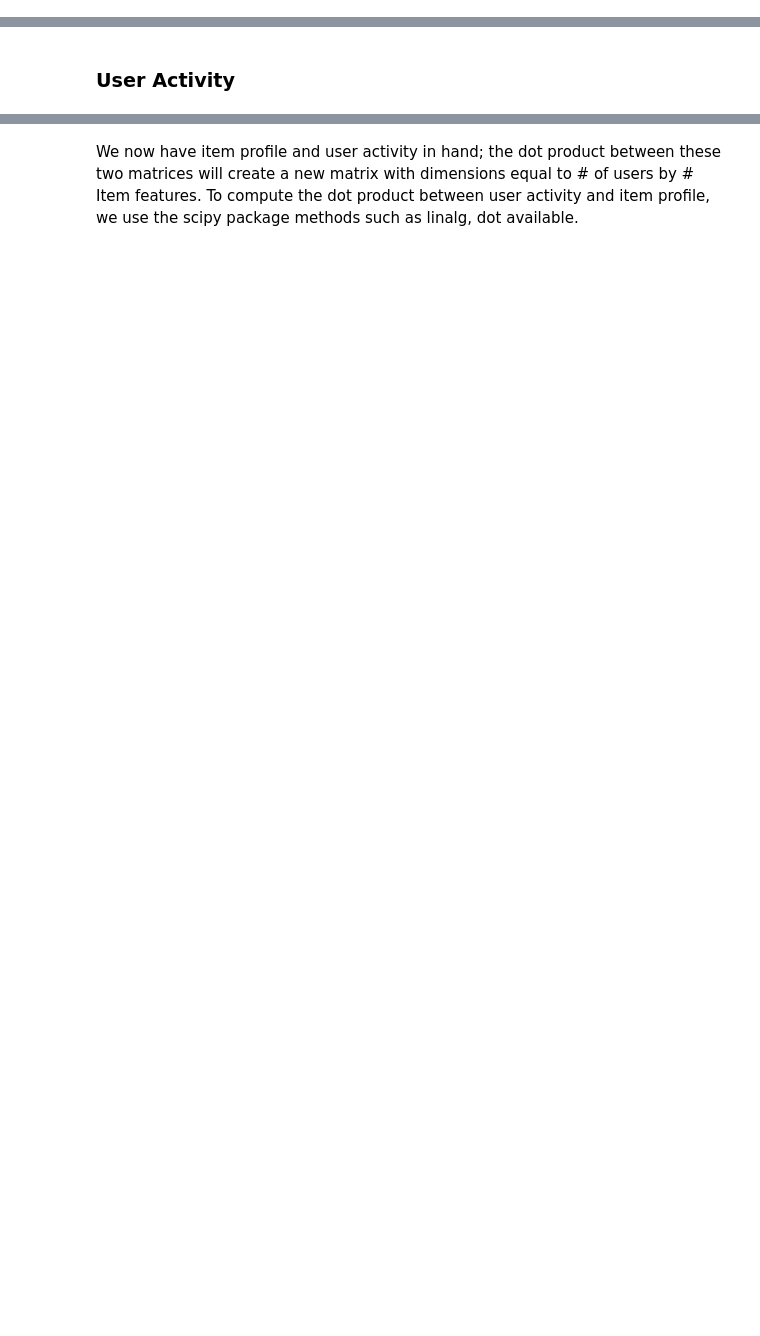
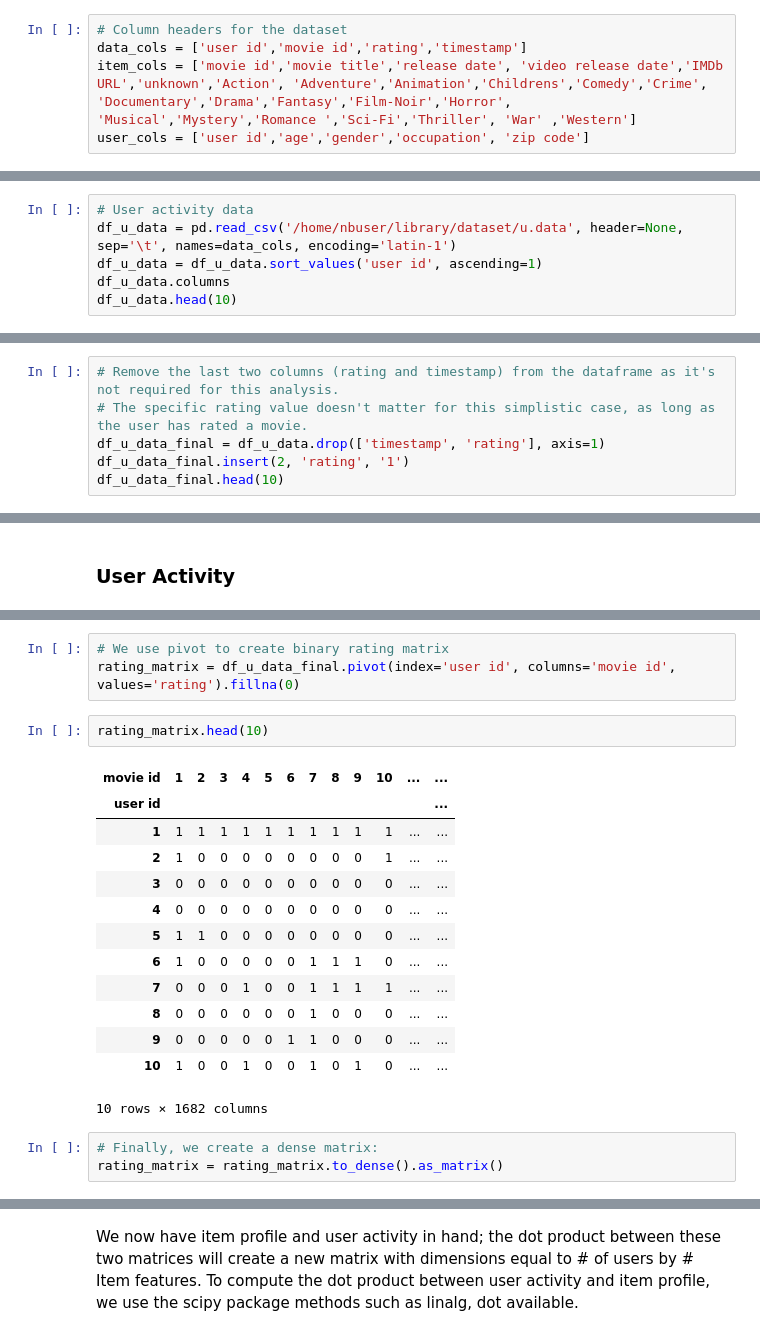
Before and after one commit to ziababar/recommender, a Jupyter notebook: RecSys - Content-Based.ipynb, the cells around one changed output, grey strips where cells are left out. Saved outputs shown, nothing was run; the diff lists cells and outputs as text; blank space fills up the shorter version.

```diff
--- a/RecSys - Content-Based.ipynb
+++ b/RecSys - Content-Based.ipynb
@@ -28,0 +26,5 @@ The fourth and final step will be to generate the top-N recommendations for the
+# %%
+# Column headers for the dataset
+data_cols = ['user id','movie id','rating','timestamp']
+item_cols = ['movie id','movie title','release date', 'video release date','IMDb URL','unknown','Action', 'Adventure','Animation','Childrens','Comedy','Crime', 'Documentary','Drama','Fantasy','Film-Noir','Horror', 'Musical','Mystery','Romance ','Sci-Fi','Thriller', 'War' ,'Western']
+user_cols = ['user id','age','gender','occupation', 'zip code']
@@ -28,0 +84,6 @@ The fourth and final step will be to generate the top-N recommendations for the
+# %%
+# User activity data
+df_u_data = pd.read_csv('/home/nbuser/library/dataset/u.data', header=None, sep='\t', names=data_cols, encoding='latin-1')
+df_u_data = df_u_data.sort_values('user id', ascending=1)
+df_u_data.columns
+df_u_data.head(10)
@@ -28,0 +102,6 @@ The fourth and final step will be to generate the top-N recommendations for the
+# %%
+# Remove the last two columns (rating and timestamp) from the dataframe as it's not required for this analysis.
+# The specific rating value doesn't matter for this simplistic case, as long as the user has rated a movie.
+df_u_data_final = df_u_data.drop(['timestamp', 'rating'], axis=1)
+df_u_data_final.insert(2, 'rating', '1')
+df_u_data_final.head(10)
@@ -140,0 +161,22 @@ ratmat = ratmat.to_dense().as_matrix()
+# %%
+# We use pivot to create binary rating matrix
+rating_matrix = df_u_data_final.pivot(index='user id', columns='movie id', values='rating').fillna(0)
+# %%
+rating_matrix.head(10)
+# %% [output]
+| movie id | 1 | 2 | 3 | 4 | 5 | 6 | 7 | 8 | 9 | 10 | ... | ... |
+| user id |  |  |  |  |  |  |  |  |  |  |  | ... |
+| 1 | 1 | 1 | 1 | 1 | 1 | 1 | 1 | 1 | 1 | 1 | ... | ... |
+| 2 | 1 | 0 | 0 | 0 | 0 | 0 | 0 | 0 | 0 | 1 | ... | ... |
+| 3 | 0 | 0 | 0 | 0 | 0 | 0 | 0 | 0 | 0 | 0 | ... | ... |
+| 4 | 0 | 0 | 0 | 0 | 0 | 0 | 0 | 0 | 0 | 0 | ... | ... |
+| 5 | 1 | 1 | 0 | 0 | 0 | 0 | 0 | 0 | 0 | 0 | ... | ... |
+| 6 | 1 | 0 | 0 | 0 | 0 | 0 | 1 | 1 | 1 | 0 | ... | ... |
+| 7 | 0 | 0 | 0 | 1 | 0 | 0 | 1 | 1 | 1 | 1 | ... | ... |
+| 8 | 0 | 0 | 0 | 0 | 0 | 0 | 1 | 0 | 0 | 0 | ... | ... |
+| 9 | 0 | 0 | 0 | 0 | 0 | 1 | 1 | 0 | 0 | 0 | ... | ... |
+| 10 | 1 | 0 | 0 | 1 | 0 | 0 | 1 | 0 | 1 | 0 | ... | ... |
+10 rows × 1682 columns
+# %%
+# Finally, we create a dense matrix:
+rating_matrix = rating_matrix.to_dense().as_matrix()
```
Also changed, not shown: parts of 50 cells of this notebook, 1 other file.
